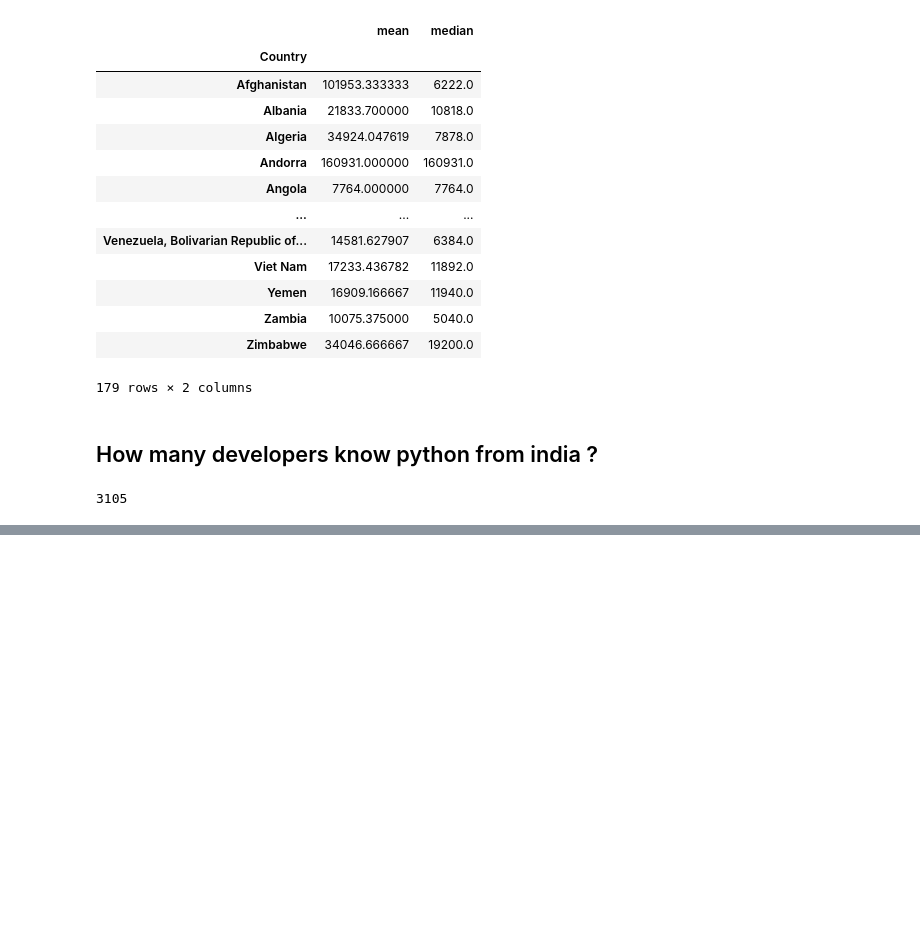
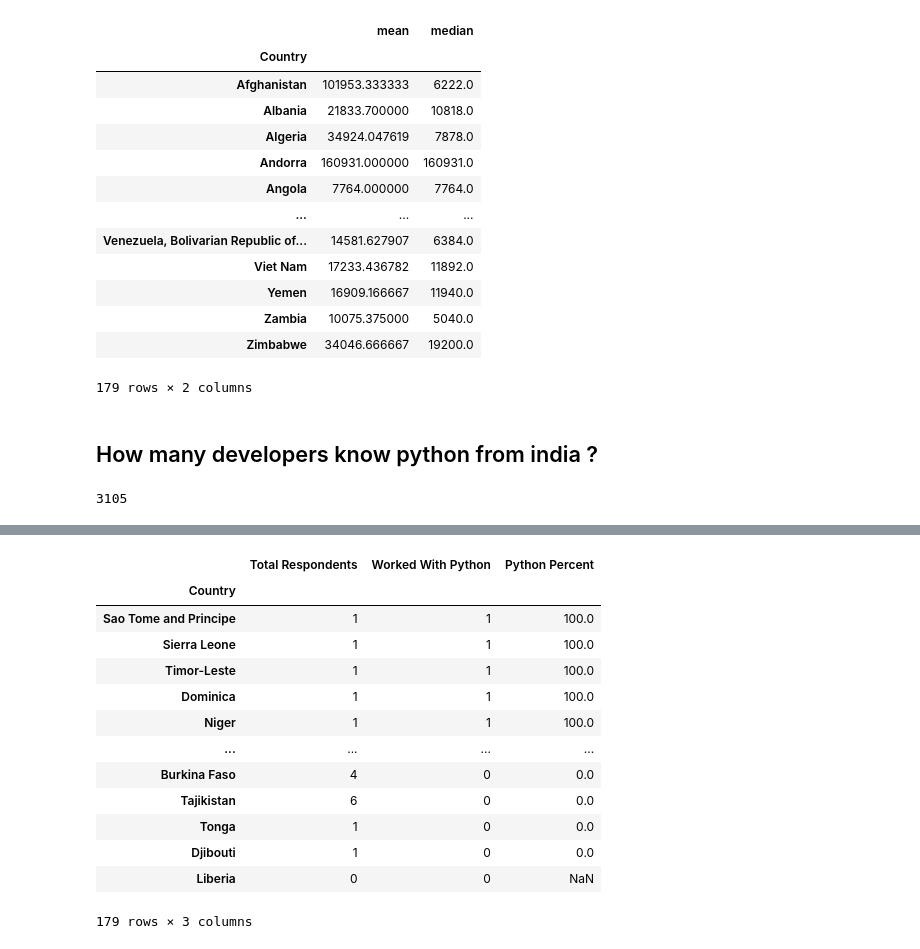
Before and after one commit to nishant-env/python_basics, a Jupyter notebook: Pandas/8_groupby_and_aggregation.ipynb, the cells around one changed output, grey strips where cells are left out. Cells and saved outputs as stored; diff of their text form; code cells hidden in the pictures; blank space fills up the shorter version.

```diff
--- a/Pandas/8_groupby_and_aggregation.ipynb
+++ b/Pandas/8_groupby_and_aggregation.ipynb
@@ -160,0 +199,3 @@ Name: LanguageWorkedWith, Length: 179, dtype: object
+# %%
+worked_with_python = country_grp["LanguageWorkedWith"].apply(lambda x: x.str.contains("Python").sum())
+worked_with_python
@@ -160,0 +216,2 @@ Name: LanguageWorkedWith, Length: 179, dtype: object
+# %%
+df_comb = pd.concat([total_respondents, worked_with_python], axis="columns")
@@ -160,0 +235,3 @@ Name: LanguageWorkedWith, Length: 179, dtype: object
+# %%
+df_comb.columns= ["Total Respondents", "Worked With Python"]
+df_comb
@@ -160,0 +253,19 @@ Name: LanguageWorkedWith, Length: 179, dtype: object
+# %%
+df_comb["Python Percent"]= (df_comb["Worked With Python"]/df_comb["Total Respondents"])*100
+# %%
+df_comb.sort_values(by="Python Percent", ascending=False)
+# %% [output]
+|  | Total Respondents | Worked With Python | Python Percent |
+| Country |  |  |  |
+| Sao Tome and Principe | 1 | 1 | 100.0 |
+| Sierra Leone | 1 | 1 | 100.0 |
+| Timor-Leste | 1 | 1 | 100.0 |
+| Dominica | 1 | 1 | 100.0 |
+| Niger | 1 | 1 | 100.0 |
+| ... | ... | ... | ... |
+| Burkina Faso | 4 | 0 | 0.0 |
+| Tajikistan | 6 | 0 | 0.0 |
+| Tonga | 1 | 0 | 0.0 |
+| Djibouti | 1 | 0 | 0.0 |
+| Liberia | 0 | 0 | NaN |
+179 rows × 3 columns
```
Also changed, not shown: parts of 7 cells of this notebook.
